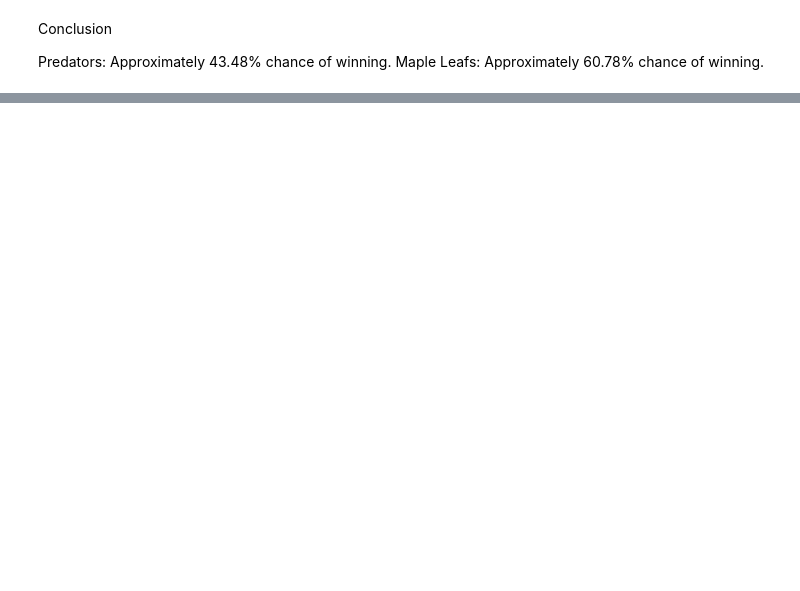
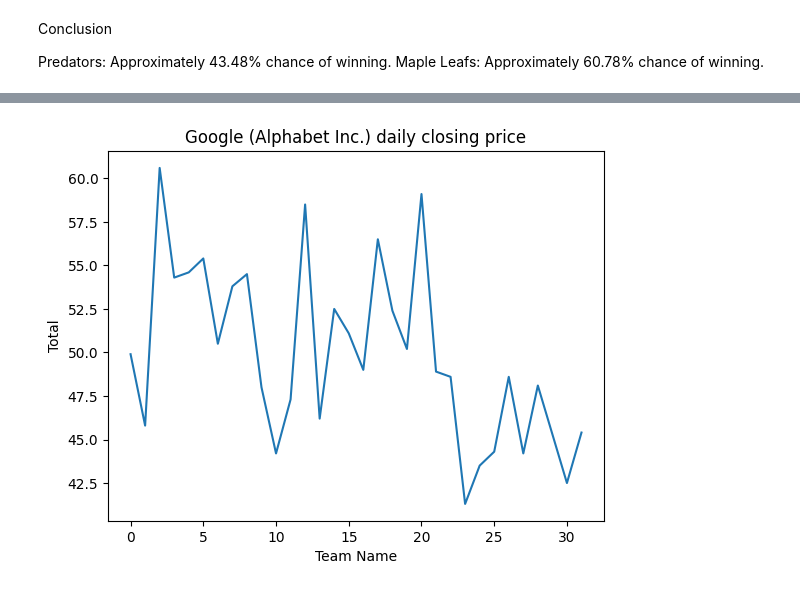
Before and after one commit to Bborub/baseball, a Jupyter notebook: NHL_workbook_ao_DEC24.ipynb, the cells around one changed output, grey strips where cells are left out. Drawn from its saved outputs; the diff is of its cells as text; code cells hidden in the pictures; blank space fills up the shorter version.

```diff
--- a/NHL_workbook_ao_DEC24.ipynb
+++ b/NHL_workbook_ao_DEC24.ipynb
@@ -1648,0 +2053,10 @@ Maple Leafs: Approximately 60.78% chance of winning.
+# %%
+plt.plot(df4['xGF'])
+
+plt.xlabel('Team Name')
+plt.ylabel('Total')
+plt.title('Google (Alphabet Inc.) daily closing price')
+
+plt.show()
+# %% [output]
+[figure, added]
```
Also changed, not shown: parts of 40 cells of this notebook.
